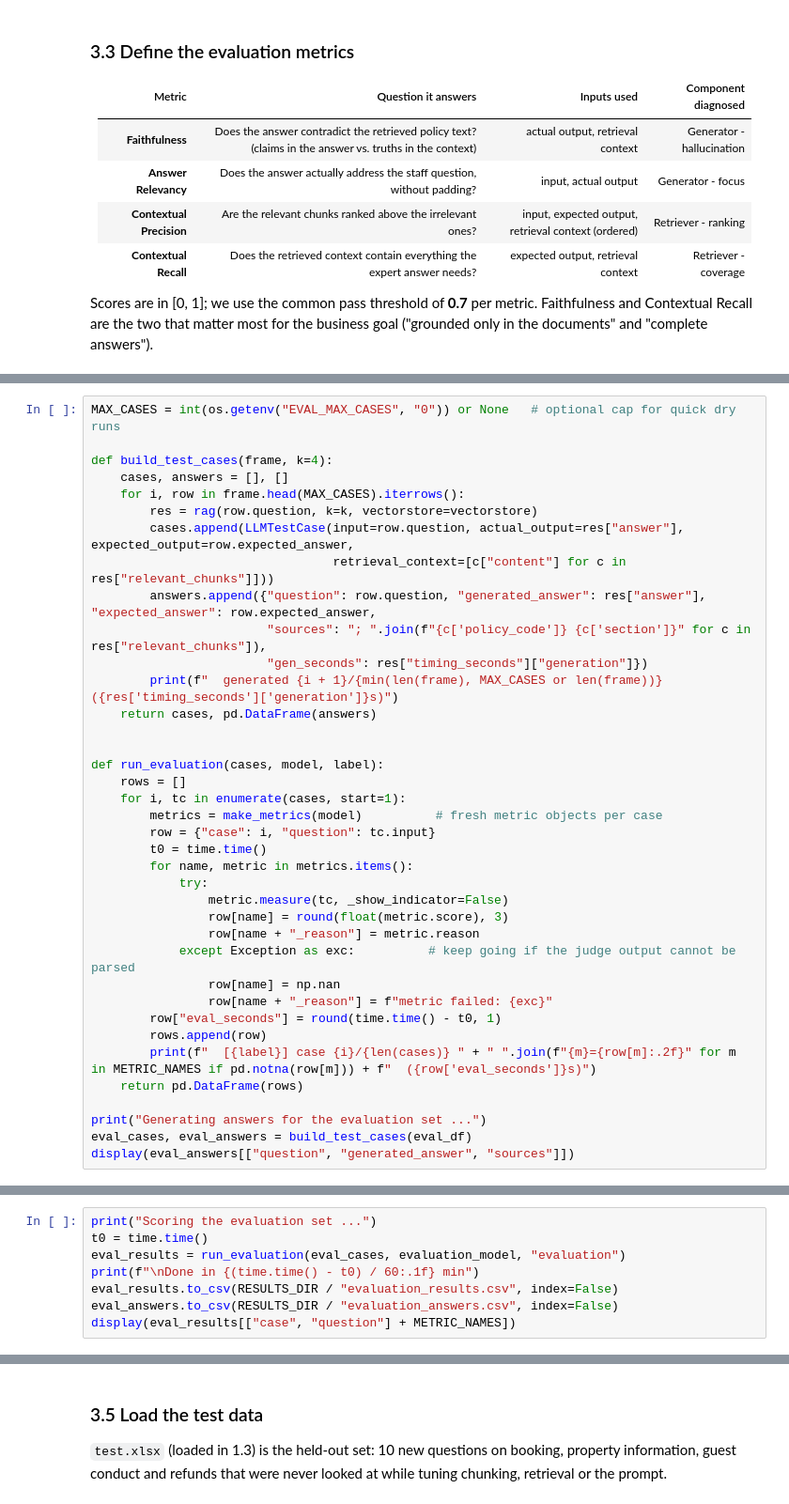
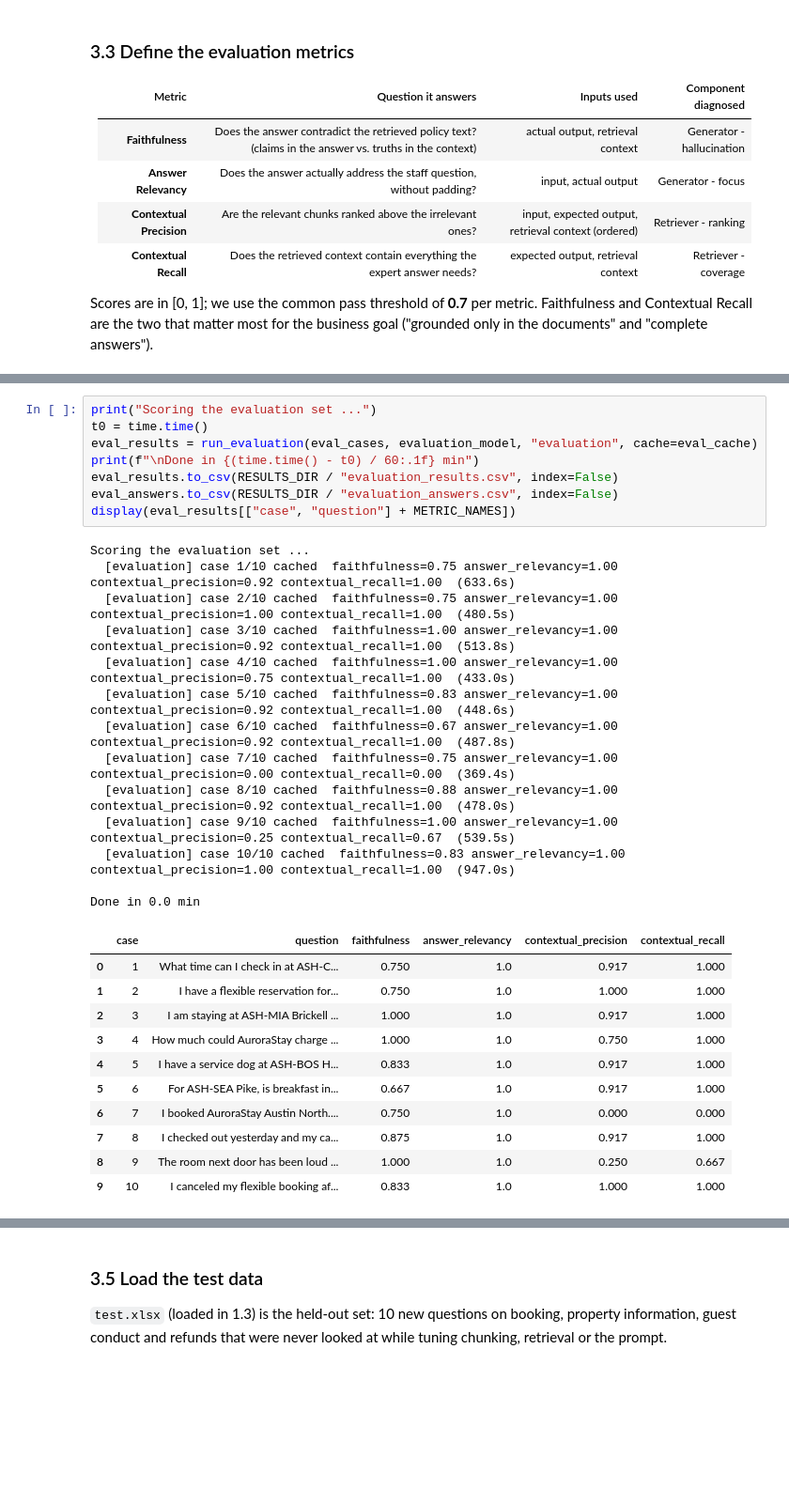
Before and after one commit to aryanpatel27/aryanpatel27, a Jupyter notebook: aurorastay-rag/AuroraStay_RAG_POC.ipynb, the cells around one changed output, grey strips where cells are left out. Shown at 94% size. Cells and saved outputs as stored; diff of their text form; blank space fills up the shorter version.

```diff
--- a/aurorastay-rag/AuroraStay_RAG_POC.ipynb
+++ b/aurorastay-rag/AuroraStay_RAG_POC.ipynb
@@ -1007,38 +1263,0 @@ printed as we go and the results are saved to `results/`.
-# %%
-MAX_CASES = int(os.getenv("EVAL_MAX_CASES", "0")) or None   # optional cap for quick dry runs
-
-def build_test_cases(frame, k=4):
-    cases, answers = [], []
-    for i, row in frame.head(MAX_CASES).iterrows():
-        res = rag(row.question, k=k, vectorstore=vectorstore)
-        cases.append(LLMTestCase(input=row.question, actual_output=res["answer"], expected_output=row.expected_answer,
-                                 retrieval_context=[c["content"] for c in res["relevant_chunks"]]))
-        answers.append({"question": row.question, "generated_answer": res["answer"], "expected_answer": row.expected_answer,
-                        "sources": "; ".join(f"{c['policy_code']} {c['section']}" for c in res["relevant_chunks"]),
-                        "gen_seconds": res["timing_seconds"]["generation"]})
-        print(f"  generated {i + 1}/{min(len(frame), MAX_CASES or len(frame))}  ({res['timing_seconds']['generation']}s)")
-    return cases, pd.DataFrame(answers)
-
-
-def run_evaluation(cases, model, label):
-    rows = []
-    for i, tc in enumerate(cases, start=1):
-        metrics = make_metrics(model)          # fresh metric objects per case
-        row = {"case": i, "question": tc.input}
-        t0 = time.time()
-        for name, metric in metrics.items():
-            try:
-                metric.measure(tc, _show_indicator=False)
-                row[name] = round(float(metric.score), 3)
-                row[name + "_reason"] = metric.reason
-            except Exception as exc:          # keep going if the judge output cannot be parsed
-                row[name] = np.nan
-                row[name + "_reason"] = f"metric failed: {exc}"
-        row["eval_seconds"] = round(time.time() - t0, 1)
-        rows.append(row)
-        print(f"  [{label}] case {i}/{len(cases)} " + " ".join(f"{m}={row[m]:.2f}" for m in METRIC_NAMES if pd.notna(row[m])) + f"  ({row['eval_seconds']}s)")
-    return pd.DataFrame(rows)
-
-print("Generating answers for the evaluation set ...")
-eval_cases, eval_answers = build_test_cases(eval_df)
-display(eval_answers[["question", "generated_answer", "sources"]])
@@ -1045,11 +1361,36 @@ display(eval_answers[["question", "generated_answer", "sources"]])
 # %%
 print("Scoring the evaluation set ...")
 t0 = time.time()
-eval_results = run_evaluation(eval_cases, evaluation_model, "evaluation")
+eval_results = run_evaluation(eval_cases, evaluation_model, "evaluation", cache=eval_cache)
 print(f"\nDone in {(time.time() - t0) / 60:.1f} min")
 eval_results.to_csv(RESULTS_DIR / "evaluation_results.csv", index=False)
 eval_answers.to_csv(RESULTS_DIR / "evaluation_answers.csv", index=False)
 display(eval_results[["case", "question"] + METRIC_NAMES])
+# %% [output]
+Scoring the evaluation set ...
+  [evaluation] case 1/10 cached  faithfulness=0.75 answer_relevancy=1.00 contextual_precision=0.92 contextual_recall=1.00  (633.6s)
+  [evaluation] case 2/10 cached  faithfulness=0.75 answer_relevancy=1.00 contextual_precision=1.00 contextual_recall=1.00  (480.5s)
+  [evaluation] case 3/10 cached  faithfulness=1.00 answer_relevancy=1.00 contextual_precision=0.92 contextual_recall=1.00  (513.8s)
+  [evaluation] case 4/10 cached  faithfulness=1.00 answer_relevancy=1.00 contextual_precision=0.75 contextual_recall=1.00  (433.0s)
+  [evaluation] case 5/10 cached  faithfulness=0.83 answer_relevancy=1.00 contextual_precision=0.92 contextual_recall=1.00  (448.6s)
+  [evaluation] case 6/10 cached  faithfulness=0.67 answer_relevancy=1.00 contextual_precision=0.92 contextual_recall=1.00  (487.8s)
+  [evaluation] case 7/10 cached  faithfulness=0.75 answer_relevancy=1.00 contextual_precision=0.00 contextual_recall=0.00  (369.4s)
+  [evaluation] case 8/10 cached  faithfulness=0.88 answer_relevancy=1.00 contextual_precision=0.92 contextual_recall=1.00  (478.0s)
+  [evaluation] case 9/10 cached  faithfulness=1.00 answer_relevancy=1.00 contextual_precision=0.25 contextual_recall=0.67  (539.5s)
+  [evaluation] case 10/10 cached  faithfulness=0.83 answer_relevancy=1.00 contextual_precision=1.00 contextual_recall=1.00  (947.0s)
+
+Done in 0.0 min
+|  | case | question | faithfulness | answer_relevancy | contextual_precision | contextual_recall |
+| 0 | 1 | What time can I check in at ASH-C... | 0.750 | 1.0 | 0.917 | 1.000 |
+| 1 | 2 | I have a flexible reservation for... | 0.750 | 1.0 | 1.000 | 1.000 |
+| 2 | 3 | I am staying at ASH-MIA Brickell ... | 1.000 | 1.0 | 0.917 | 1.000 |
+| 3 | 4 | How much could AuroraStay charge ... | 1.000 | 1.0 | 0.750 | 1.000 |
+| 4 | 5 | I have a service dog at ASH-BOS H... | 0.833 | 1.0 | 0.917 | 1.000 |
+| 5 | 6 | For ASH-SEA Pike, is breakfast in... | 0.667 | 1.0 | 0.917 | 1.000 |
+| 6 | 7 | I booked AuroraStay Austin North.... | 0.750 | 1.0 | 0.000 | 0.000 |
+| 7 | 8 | I checked out yesterday and my ca... | 0.875 | 1.0 | 0.917 | 1.000 |
+| 8 | 9 | The room next door has been loud ... | 1.000 | 1.0 | 0.250 | 0.667 |
+| 9 | 10 | I canceled my flexible booking af... | 0.833 | 1.0 | 1.000 | 1.000 |
 # %%
 def summarize(results, label):
     s = pd.DataFrame({"mean": results[METRIC_NAMES].mean().round(3),
```
Also changed, not shown: parts of 31 cells of this notebook, 4 other files.
